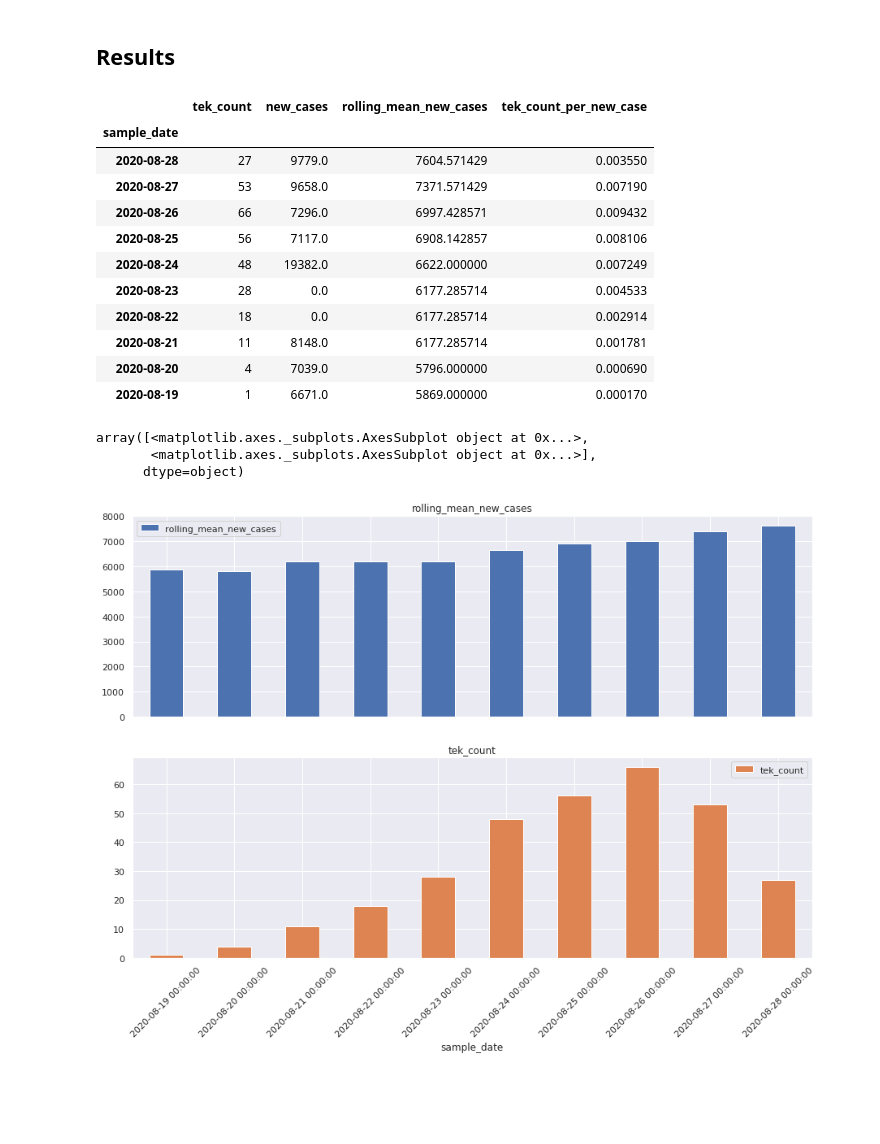
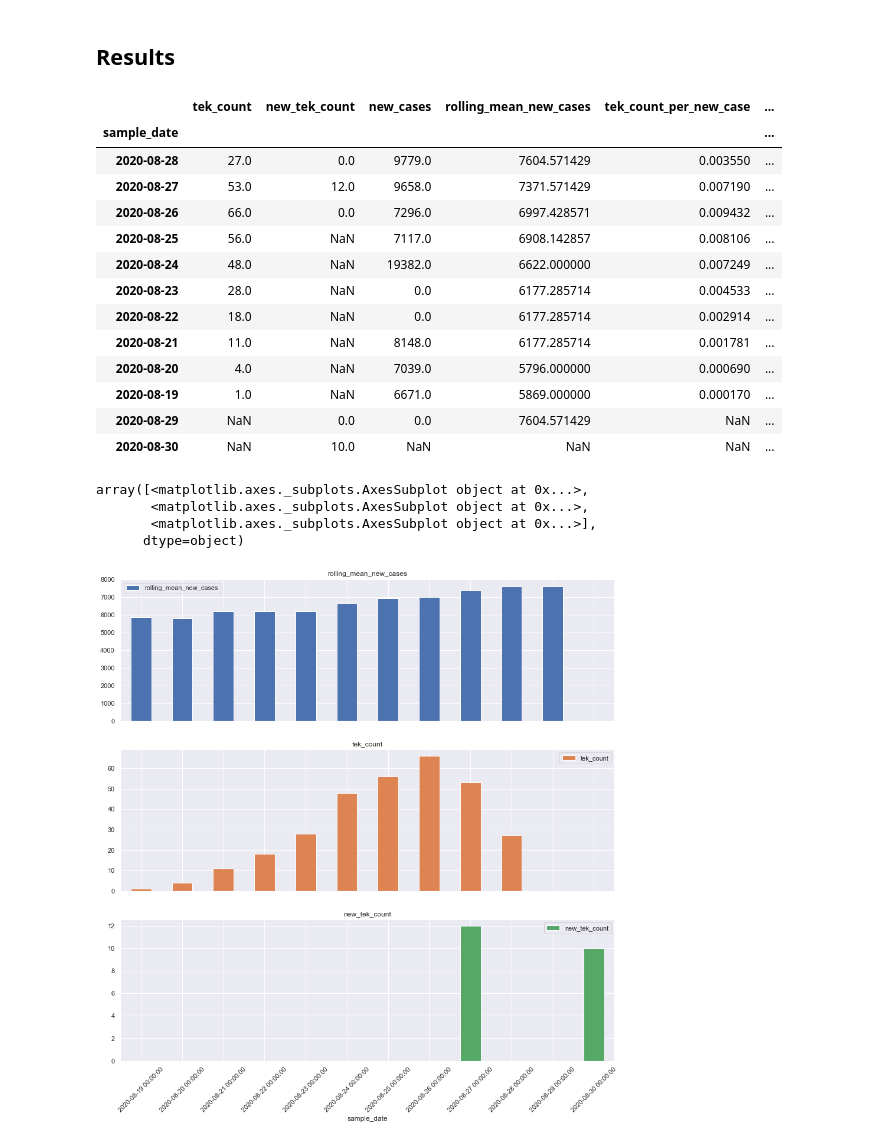
Before and after one commit to luis-sanfelices/RadarCOVID-Report, a Jupyter notebook: RadarCOVID-Report.ipynb, the cells around one changed output. Drawn from its saved outputs; the diff is of its cells as text; code cells hidden in the pictures; blank space fills up the shorter version.

```diff
--- a/RadarCOVID-Report.ipynb
+++ b/RadarCOVID-Report.ipynb
@@ -112,0 +147,3 @@ tek_list_df
+# %%
+result_summary_df = exposure_keys_summary_df.merge(new_tek_df, on=["sample_date_string"], how="outer")
+result_summary_df.head()
@@ -112,0 +157,3 @@ tek_list_df
+# %%
+result_summary_df = result_summary_df.merge(confirmed_df, on=["sample_date_string"], how="left")
+result_summary_df.head()
@@ -112,0 +167,6 @@ tek_list_df
+# %%
+result_summary_df["tek_count_per_new_case"] = \
+    result_summary_df.tek_count / result_summary_df.rolling_mean_new_cases
+result_summary_df["new_tek_count_per_new_case"] = \
+    result_summary_df.new_tek_count / result_summary_df.rolling_mean_new_cases
+result_summary_df.head()
@@ -113,30 +180,38 @@ tek_list_df
 # %% [markdown]
 ## Results
+# %%
+result_summary_df["sample_date"] = pd.to_datetime(result_summary_df.sample_date_string)
+result_summary_df.set_index("sample_date", inplace=True)
 # %%
-exposure_keys_summary_df[[
+result_summary_df[[
     "tek_count",
+    "new_tek_count",
     "new_cases",
     "rolling_mean_new_cases",
-    "tek_count_per_new_case"]]
+    "tek_count_per_new_case",
+    "new_tek_count_per_new_case"]]
 # %% [output]
-|  | tek_count | new_cases | rolling_mean_new_cases | tek_count_per_new_case |
-| sample_date |  |  |  |  |
-| 2020-08-28 | 27 | 9779.0 | 7604.571429 | 0.003550 |
-| 2020-08-27 | 53 | 9658.0 | 7371.571429 | 0.007190 |
-| 2020-08-26 | 66 | 7296.0 | 6997.428571 | 0.009432 |
-| 2020-08-25 | 56 | 7117.0 | 6908.142857 | 0.008106 |
-| 2020-08-24 | 48 | 19382.0 | 6622.000000 | 0.007249 |
-| 2020-08-23 | 28 | 0.0 | 6177.285714 | 0.004533 |
-| 2020-08-22 | 18 | 0.0 | 6177.285714 | 0.002914 |
-| 2020-08-21 | 11 | 8148.0 | 6177.285714 | 0.001781 |
-| 2020-08-20 | 4 | 7039.0 | 5796.000000 | 0.000690 |
-| 2020-08-19 | 1 | 6671.0 | 5869.000000 | 0.000170 |
+|  | tek_count | new_tek_count | new_cases | rolling_mean_new_cases | tek_count_per_new_case | ... |
+| sample_date |  |  |  |  |  | ... |
+| 2020-08-28 | 27.0 | 0.0 | 9779.0 | 7604.571429 | 0.003550 | ... |
+| 2020-08-27 | 53.0 | 12.0 | 9658.0 | 7371.571429 | 0.007190 | ... |
+| 2020-08-26 | 66.0 | 0.0 | 7296.0 | 6997.428571 | 0.009432 | ... |
+| 2020-08-25 | 56.0 | NaN | 7117.0 | 6908.142857 | 0.008106 | ... |
+| 2020-08-24 | 48.0 | NaN | 19382.0 | 6622.000000 | 0.007249 | ... |
+| 2020-08-23 | 28.0 | NaN | 0.0 | 6177.285714 | 0.004533 | ... |
+| 2020-08-22 | 18.0 | NaN | 0.0 | 6177.285714 | 0.002914 | ... |
+| 2020-08-21 | 11.0 | NaN | 8148.0 | 6177.285714 | 0.001781 | ... |
+| 2020-08-20 | 4.0 | NaN | 7039.0 | 5796.000000 | 0.000690 | ... |
+| 2020-08-19 | 1.0 | NaN | 6671.0 | 5869.000000 | 0.000170 | ... |
+| 2020-08-29 | NaN | 0.0 | 0.0 | 7604.571429 | NaN | ... |
+| 2020-08-30 | NaN | 10.0 | NaN | NaN | NaN | ... |
 # %%
-exposure_keys_summary_df[
-    ["rolling_mean_new_cases", "tek_count"]].sort_index(ascending=True).plot.bar(
-    rot=45, subplots=True, figsize=(15, 10))
+result_summary_df[
+    ["rolling_mean_new_cases", "tek_count", "new_tek_count"]].sort_index(ascending=True).plot.bar(
+    rot=45, subplots=True, figsize=(15, 15))
 # %% [output]
 array([<matplotlib.axes._subplots.AxesSubplot object at 0x...>,
+       <matplotlib.axes._subplots.AxesSubplot object at 0x...>,
        <matplotlib.axes._subplots.AxesSubplot object at 0x...>],
       dtype=object)
-[figure, old version]
+[figure, new version]
```
Also changed, not shown: parts of 12 cells of this notebook, 2 other files.
